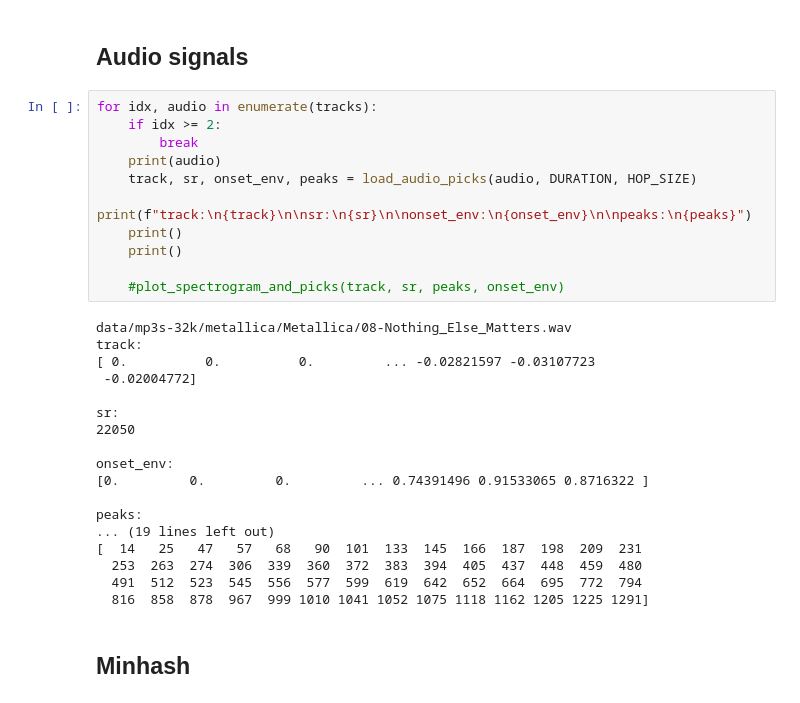
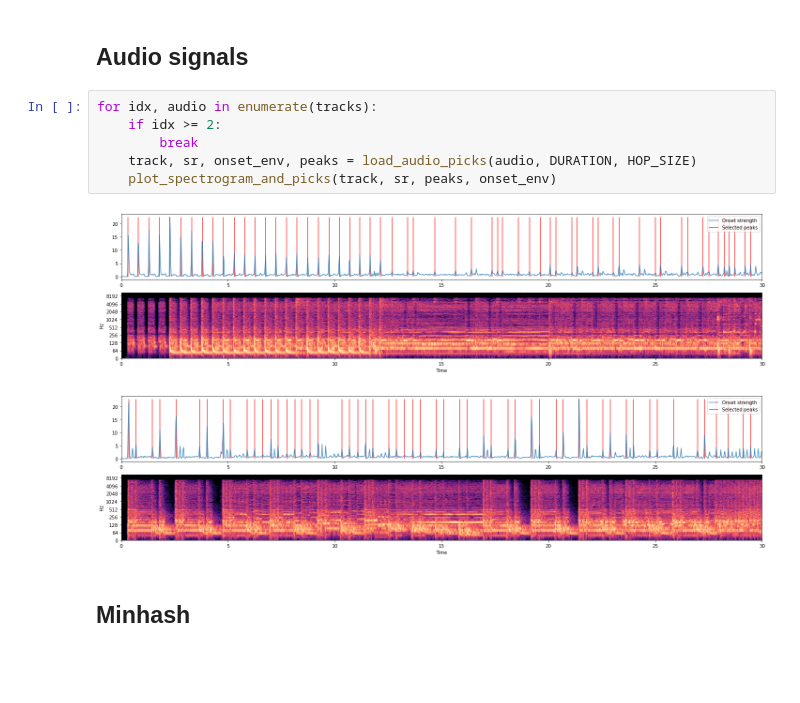
Before and after one commit to AlessandroPecchini/ADM-HW4, a Jupyter notebook: AudioSignals.ipynb, the cells around one changed output. Drawn from its saved outputs; the diff is of its cells as text; blank space fills up the shorter version.

```diff
--- a/AudioSignals.ipynb
+++ b/AudioSignals.ipynb
@@ -99,32 +101,12 @@ for track in tqdm(mp3_tracks, total=N_TRACKS):
 # %%
 for idx, audio in enumerate(tracks):
     if idx >= 2:
         break
-    print(audio)
     track, sr, onset_env, peaks = load_audio_picks(audio, DURATION, HOP_SIZE)
-    print(f"track:\n{track}\n\nsr:\n{sr}\n\nonset_env:\n{onset_env}\n\npeaks:\n{peaks}")
-    print()
-    print()
-
-    #plot_spectrogram_and_picks(track, sr, peaks, onset_env)
+    plot_spectrogram_and_picks(track, sr, peaks, onset_env)
 # %% [output]
-data/mp3s-32k/metallica/Metallica/08-Nothing_Else_Matters.wav
-track:
-[ 0.          0.          0.         ... -0.02821597 -0.03107723
- -0.02004772]
-
-sr:
-22050
-
-onset_env:
-[0.         0.         0.         ... 0.74391496 0.91533065 0.8716322 ]
-
-peaks:
-... (19 lines left out)
-[  14   25   47   57   68   90  101  133  145  166  187  198  209  231
-  253  263  274  306  339  360  372  383  394  405  437  448  459  480
-  491  512  523  545  556  577  599  619  642  652  664  695  772  794
-  816  858  878  967  999 1010 1041 1052 1075 1118 1162 1205 1225 1291]
+[figure, added]
+[figure, added]
 # %% [markdown]
 ## Minhash
 # %% [markdown]
```
Also changed, not shown: parts of 28 cells of this notebook, 1 other file.
